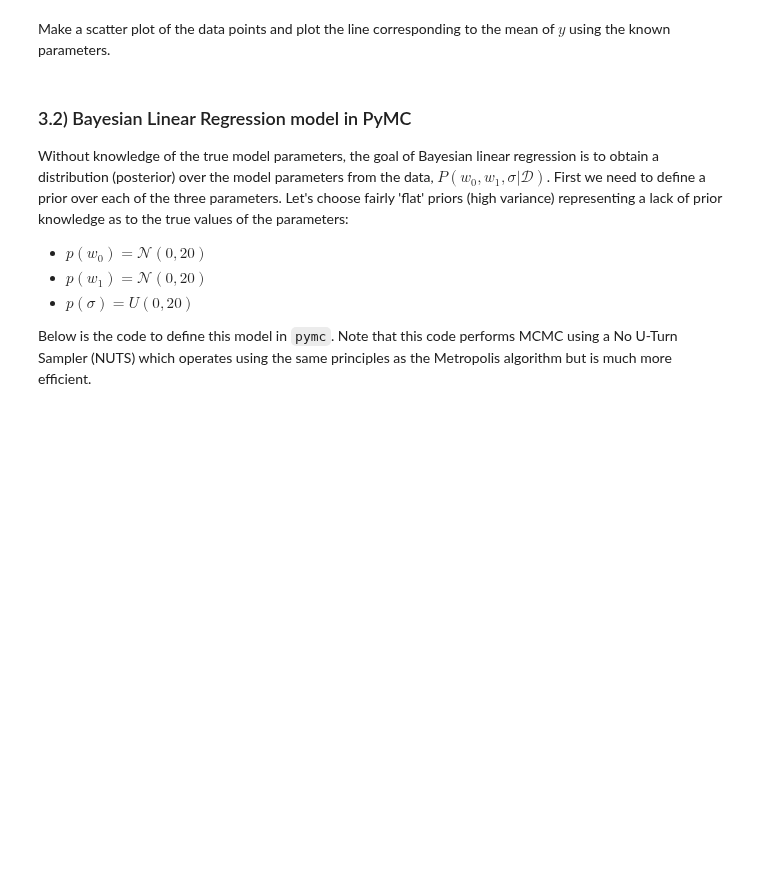
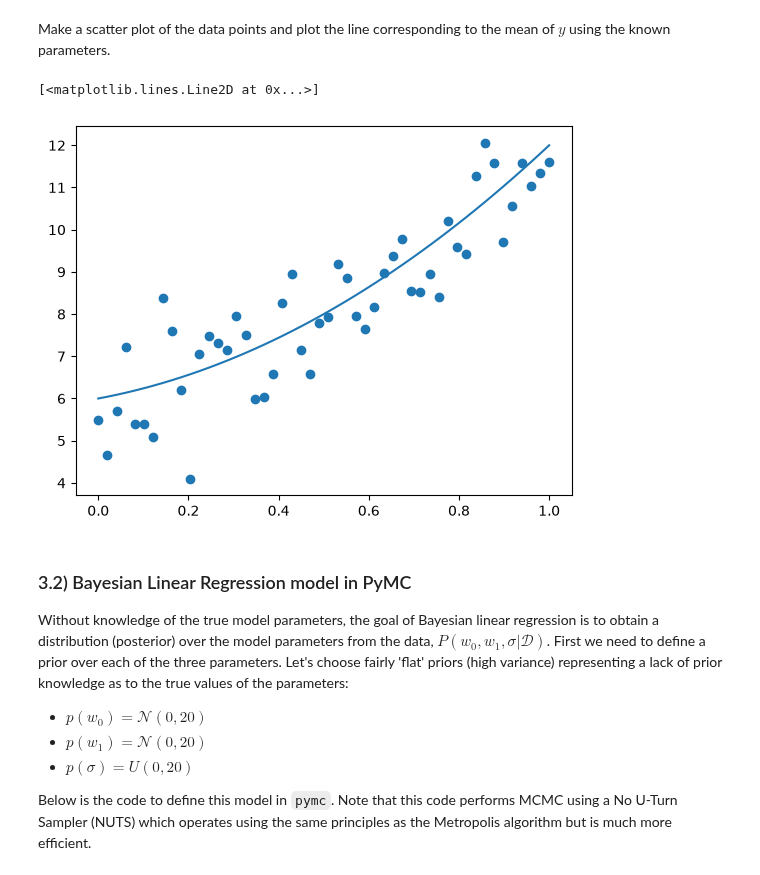
Before and after one commit to yaxuen05/lab_sheets_public, a Jupyter notebook: lab4/lab4-Bayesian_Networks_MCMC_PyMC3.ipynb, the cells around one changed output. Drawn from its saved outputs; the diff is of its cells as text; code cells hidden in the pictures; blank space fills up the shorter version.

```diff
--- a/lab4/lab4-Bayesian_Networks_MCMC_PyMC3.ipynb
+++ b/lab4/lab4-Bayesian_Networks_MCMC_PyMC3.ipynb
@@ -151,12 +265,16 @@ import arviz as az
 ### 3.1) Generating some example data for our linear model
 We will first generate some example data $\mathcal{D}=\{(x_i, y_i)\}_N$ where $$ y_i = w_0 + w_1x_i + \epsilon$$ with $w_0=6$, $w_1=2$, $\epsilon \sim \mathcal{N}(\mu=0, \sigma=1)$.
 # %%
+import numpy as np
+import matplotlib.pyplot as plt
+
 n = 50
 true_w0 = 6
 true_w1 = 2
+true_w2 = 4
 true_sigma = 1
 
 x = np.linspace(0, 1, n)
-y = true_w0 + true_w1*x + np.random.normal(scale=true_sigma, size=n)
+y = true_w0 + true_w1*x + true_w2*(x**2) + np.random.normal(scale=true_sigma, size=n)
 # %% [markdown]
 Make a scatter plot of the data points and plot the line corresponding to the mean of $y$ using the known parameters.
@@ -165,3 +281,11 @@ Make a scatter plot of the data points and plot the line corresponding to the me
+# %%
+# write your code here
+plt.scatter(x, y)
+y_mean = true_w0 + true_w1*x + true_w2*(x**2)
+plt.plot(x, y_mean)
+# %% [output]
+[<matplotlib.lines.Line2D at 0x...>]
+[figure, added]
 # %% [markdown]
 ### 3.2) Bayesian Linear Regression model in PyMC
 
```
Also changed, not shown: parts of 19 cells of this notebook.
